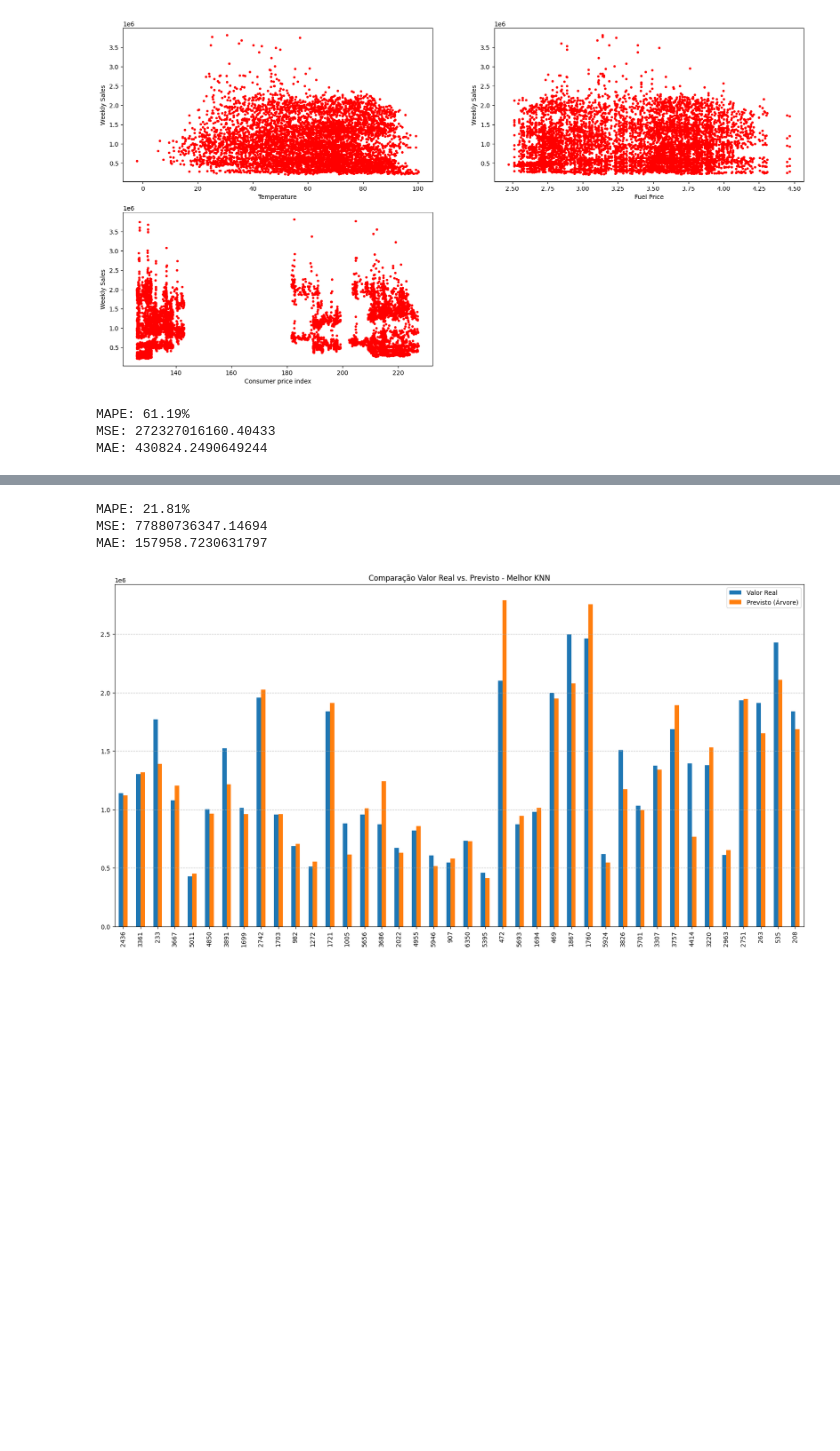
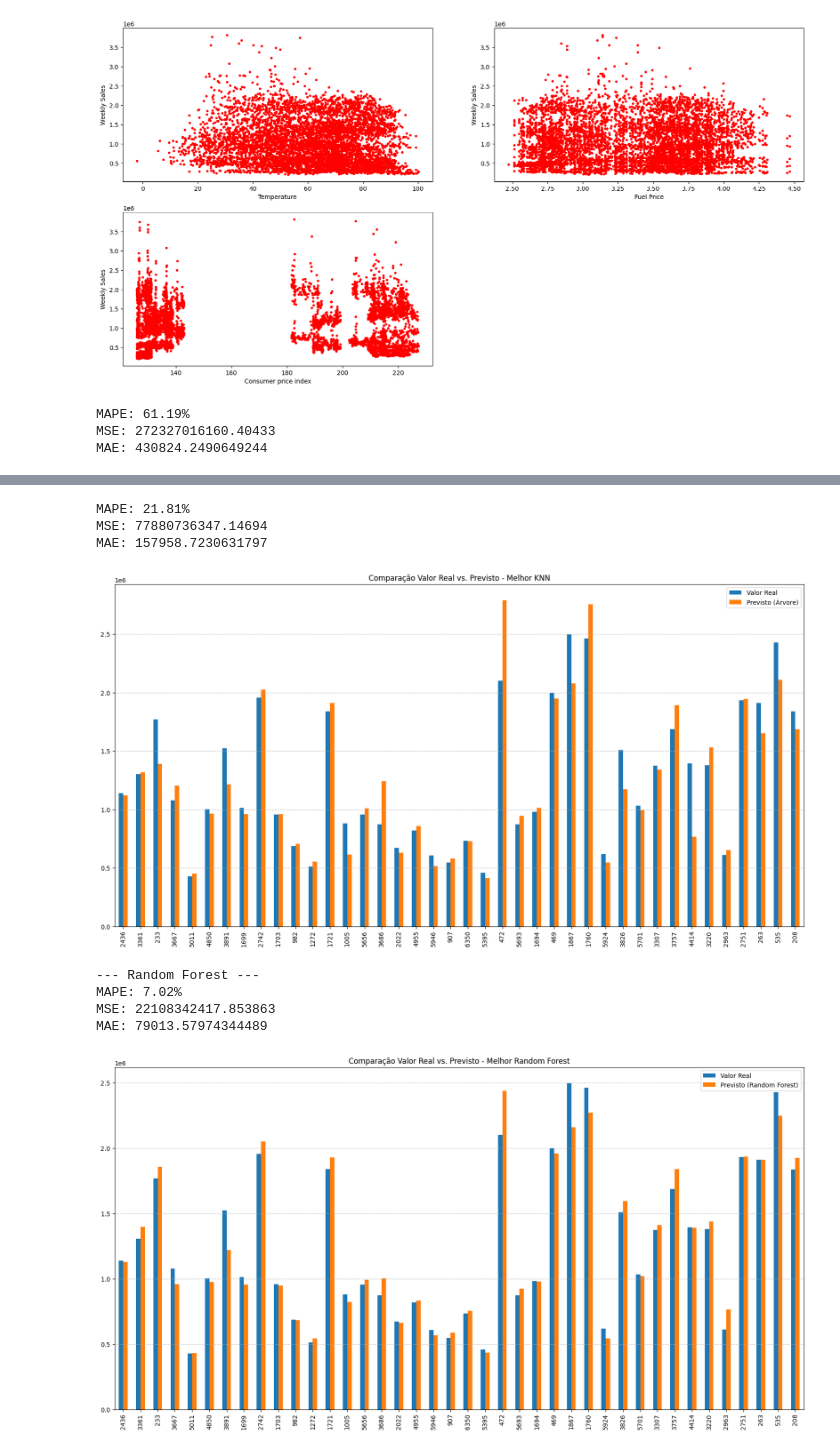
Before and after one commit to LeoPazEs/CESAR-MPES-DataScience, a Jupyter notebook: projeto_2/main.ipynb, the cells around one changed output, grey strips where cells are left out. Saved outputs shown, nothing was run; the diff lists cells and outputs as text; code cells hidden in the pictures; blank space fills up the shorter version.

Commit message:
Adicionando mlflow e Random Forest

```diff
--- a/projeto_2/main.ipynb
+++ b/projeto_2/main.ipynb
@@ -133,7 +130,10 @@ plt.show()
 # %% [output]
 [figure]
 # %%
+# Dados
 dados_treino, dados_teste, rotulos_treino, rotulos_teste = train_test_split(df_walmart_sales_norm.drop('Weekly_Sales', axis=1), df_walmart_sales['Weekly_Sales'], test_size=0.3, random_state=42)
+
+# Modelo de Regressão linear
 linear_model_walmart_sales = LinearRegression()
 linear_model_walmart_sales.fit(dados_treino, rotulos_treino)
 linear_model_walmart_sales_predict = linear_model_walmart_sales.predict(dados_teste)
@@ -145,6 +145,7 @@ real_predict_df.iloc[0:40,:].plot(kind='bar',figsize=(20,10))
 plt.title('Comparação Valor Real vs. Previsto - Linear Regression')
 plt.show()
 
+# Modelo de DecisionTree
 criterio = ["squared_error",'absolute_error']
 splitter = ["best", "random"]
 max_depth = [2,3, 5]
@@ -168,7 +169,6 @@ for c in criterio:
 print(f"MAPE: {melhor_mape * 100:.2f}%")
 print("MSE:", melhor_mse)
 print("MAE:", melhor_mae)
-
 tree_predict_teste = melhor_modelo.predict(dados_teste)
 tree_real_predict_df = pd.DataFrame({
     'Valor Real': rotulos_teste,
@@ -179,6 +179,7 @@ plt.title('Comparação Valor Real vs. Previsto - Melhor Árvore de Decisão')
 plt.grid(axis='y', linestyle='--', alpha=0.7) # Adiciona uma grade para facilitar a leitura
 plt.show()
 
+# Modelo de KNeighbors
 k_values = [10, 5, 3, 2]
 metric = ['minkowski', 'euclidean']
 melhor_mse = np.inf
@@ -205,6 +206,48 @@ knn_real_predict_df.iloc[0:40,:].plot(kind='bar', figsize=(20, 10))
 plt.title('Comparação Valor Real vs. Previsto - Melhor KNN')
 plt.grid(axis='y', linestyle='--', alpha=0.7) # Adiciona uma grade para facilitar a leitura
 plt.show()
+
+# Modelo de Random Forest
+n_estimators_values = [50, 100, 200]
+max_depth_values = [5, 10, 15]
+min_samples_leaf_values = [1, 5, 10]
+melhor_mse_rf = np.inf
+melhor_mae_rf = np.inf
+melhor_mape_rf = np.inf
+melhor_modelo_rf = None
+for n_est in n_estimators_values:
+    for m_depth in max_depth_values:
+        for m_leaf in min_samples_leaf_values:
+            rf_model = RandomForestRegressor(
+                n_estimators=n_est,
+                max_depth=m_depth,
+                min_samples_leaf=m_leaf,
+                random_state=42,
+                n_jobs=-1
+            )
+            rf_model.fit(dados_treino, rotulos_treino)
+            prev_teste_rf = rf_model.predict(dados_teste)
+            mse_rf = MSE(rotulos_teste, prev_teste_rf)
+            mae_rf = MAE(rotulos_teste, prev_teste_rf)
+            mape_rf = mean_absolute_percentage_error(rotulos_teste, prev_teste_rf)
+            if mse_rf < melhor_mse_rf:
+                melhor_mse_rf = mse_rf
+                melhor_mae_rf = mae_rf
+                melhor_mape_rf = mape_rf
+                melhor_modelo_rf = rf_model
+
+print(f"MAPE: {melhor_mape_rf * 100:.2f}%")
+print("MSE:", melhor_mse_rf)
+print("MAE:", melhor_mae_rf)
+rf_predict_teste = melhor_modelo_rf.predict(dados_teste)
+rf_real_predict_df = pd.DataFrame({
+    'Valor Real': rotulos_teste,
+    'Previsto (Random Forest)': rf_predict_teste
+})
+rf_real_predict_df.iloc[0:40,:].plot(kind='bar', figsize=(20, 10))
+plt.title('Comparação Valor Real vs. Previsto - Melhor Random Forest')
+plt.grid(axis='y', linestyle='--', alpha=0.7)
+plt.show()
 # %% [output]
 MAPE: 61.19%
 MSE: 272327016160.40433
@@ -215,6 +258,11 @@ MSE: 95284889353.18178
 MAE: 206733.5405949101
 [figure]
 MAPE: 21.81%
 MSE: 77880736347.14694
 MAE: 157958.7230631797
 [figure]
+--- Random Forest ---
+MAPE: 7.02%
+MSE: 22108342417.853863
+MAE: 79013.57974344489
+[figure, added]
```
Also changed, not shown: parts of 2 cells of this notebook, 2 other files.
